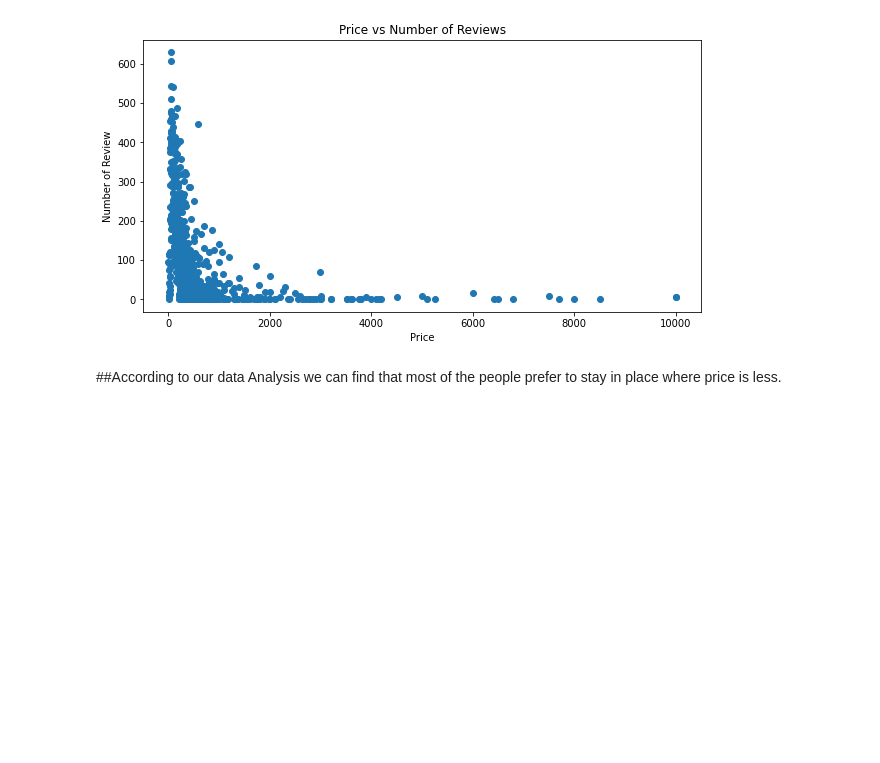
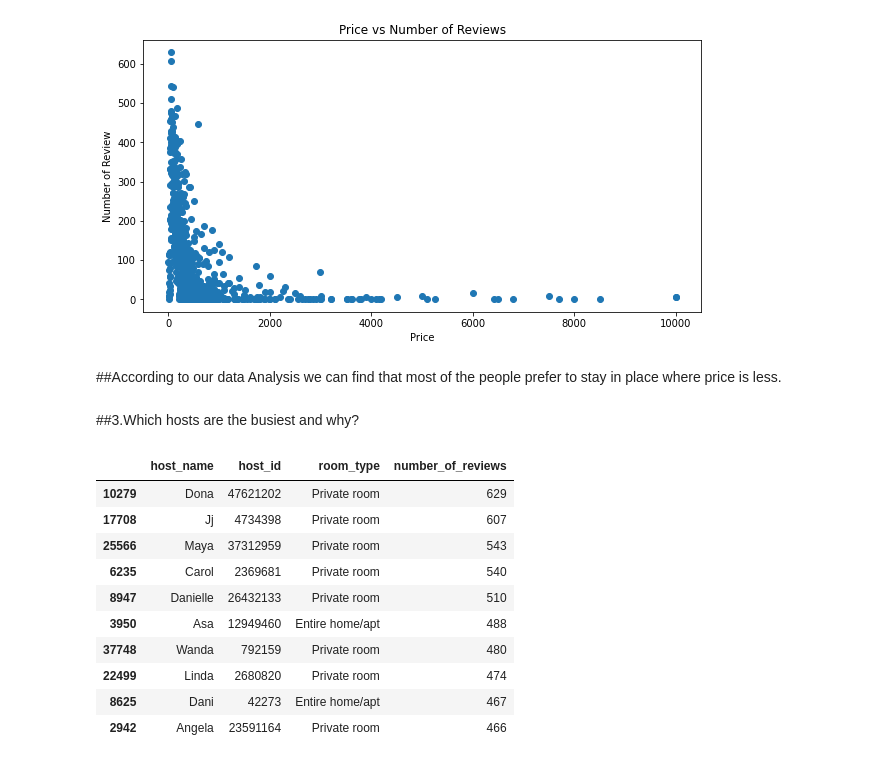
Before and after one commit to Amitpandeycoder/Airbnb-Capstone-Project, a Jupyter notebook: Airbnb_Bookings_Analysis_Capstone_Project.ipynb, the cells around one changed output. Cells and saved outputs as stored; diff of their text form; code cells hidden in the pictures; blank space fills up the shorter version.

```diff
--- a/Airbnb_Bookings_Analysis_Capstone_Project.ipynb
+++ b/Airbnb_Bookings_Analysis_Capstone_Project.ipynb
@@ -383,3 +383,21 @@ plt.show()
 [figure]
 # %% [markdown]
 ##According to our data Analysis we can find that most of the people prefer to stay in place where price is less.
+# %% [markdown]
+##3.Which hosts are the busiest and why?
+# %%
+busiest_hosts = df.groupby(['host_name','host_id','room_type'])['number_of_reviews'].max().reset_index()
+busiest_hosts = busiest_hosts.sort_values(by='number_of_reviews', ascending=False).head(10)
+busiest_hosts
+# %% [output]
+|  | host_name | host_id | room_type | number_of_reviews |
+| 10279 | Dona | 47621202 | Private room | 629 |
+| 17708 | Jj | 4734398 | Private room | 607 |
+| 25566 | Maya | 37312959 | Private room | 543 |
+| 6235 | Carol | 2369681 | Private room | 540 |
+| 8947 | Danielle | 26432133 | Private room | 510 |
+| 3950 | Asa | 12949460 | Entire home/apt | 488 |
+| 37748 | Wanda | 792159 | Private room | 480 |
+| 22499 | Linda | 2680820 | Private room | 474 |
+| 8625 | Dani | 42273 | Entire home/apt | 467 |
+| 2942 | Angela | 23591164 | Private room | 466 |
```
Also changed, not shown: parts of 1 cell of this notebook.
